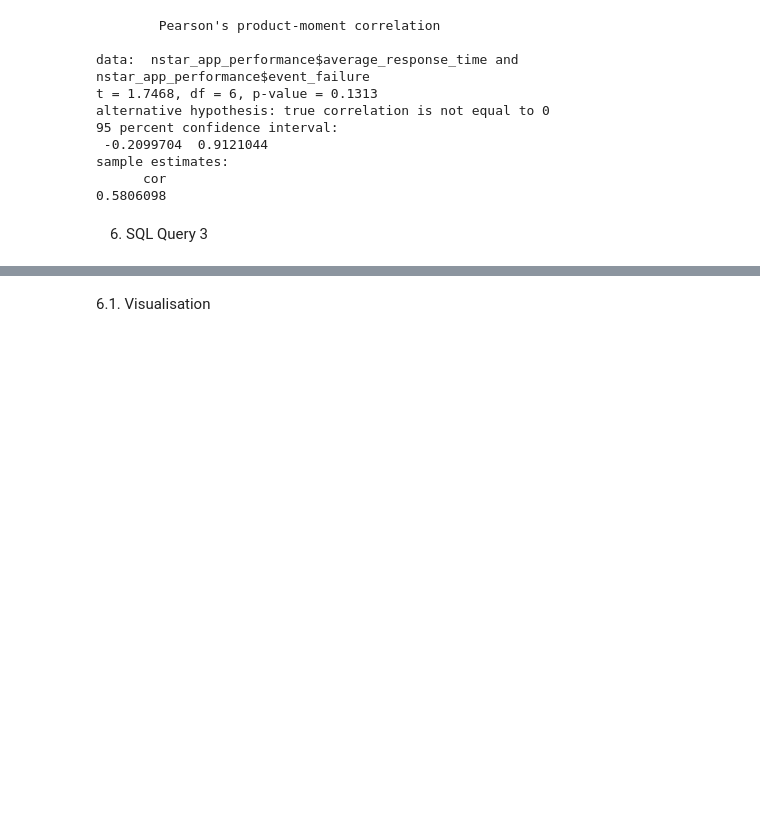
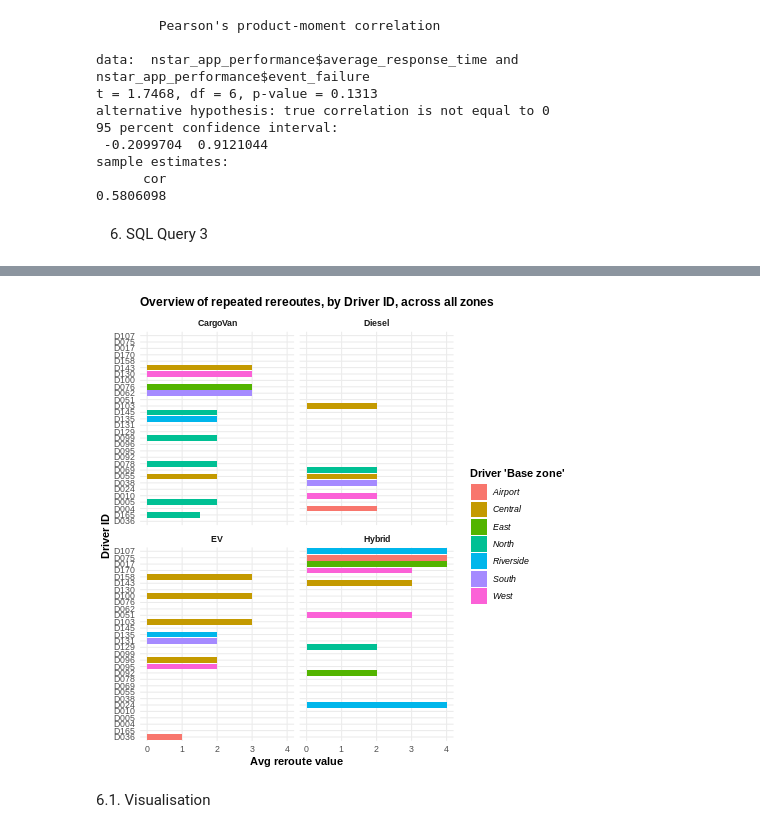
Before and after one commit to hobbsandbobs-dotcom/Analytics-Coursework, a Jupyter notebook: 3_SQL_and_R_analytics.ipynb, the cells around one changed output, grey strips where cells are left out. Drawn from its saved outputs; the diff is of its cells as text; code cells hidden in the pictures; blank space fills up the shorter version.

```diff
--- a/3_SQL_and_R_analytics.ipynb
+++ b/3_SQL_and_R_analytics.ipynb
@@ -429,3 +527,59 @@ nstar_fleet_assessment
+# %%
+%%R
+
+ggplot(
+    override_pattern_delivery_summary,
+
+    aes(
+        x = reorder(driver_id, average_manual_reroute_activity),
+
+        y = average_manual_reroute_activity,
+
+        fill = base_zone
+    )
+) +
+
+geom_col() +
+
+coord_flip() +
+
+facet_wrap(~ vehicle_type) +
+
+labs(
+    title = "Overview of repeated rereoutes, by Driver ID, across all zones",
+    x = "Driver ID",
+    y = "Avg reroute value",
+    fill = "Driver 'Base zone'"
+) +
+
+theme_minimal() +
+
+theme(
+    plot.title = element_text(
+        face = "bold",
+        size = 12
+    ),
+
+    axis.title = element_text(
+        face = "bold"
+    ),
+
+    legend.title = element_text(
+        face = "bold"
+    ),
+
+    legend.text = element_text(
+        face = "italic"
+    ),
+
+    strip.text = element_text(
+        face = "bold"
+    ),
+
+    panel.grid.minor = element_blank()
+)
+# %% [output]
+[figure, added]
 # %% [markdown]
 6.1. Visualisation
 # %%
```
Also changed, not shown: parts of 16 cells of this notebook.
